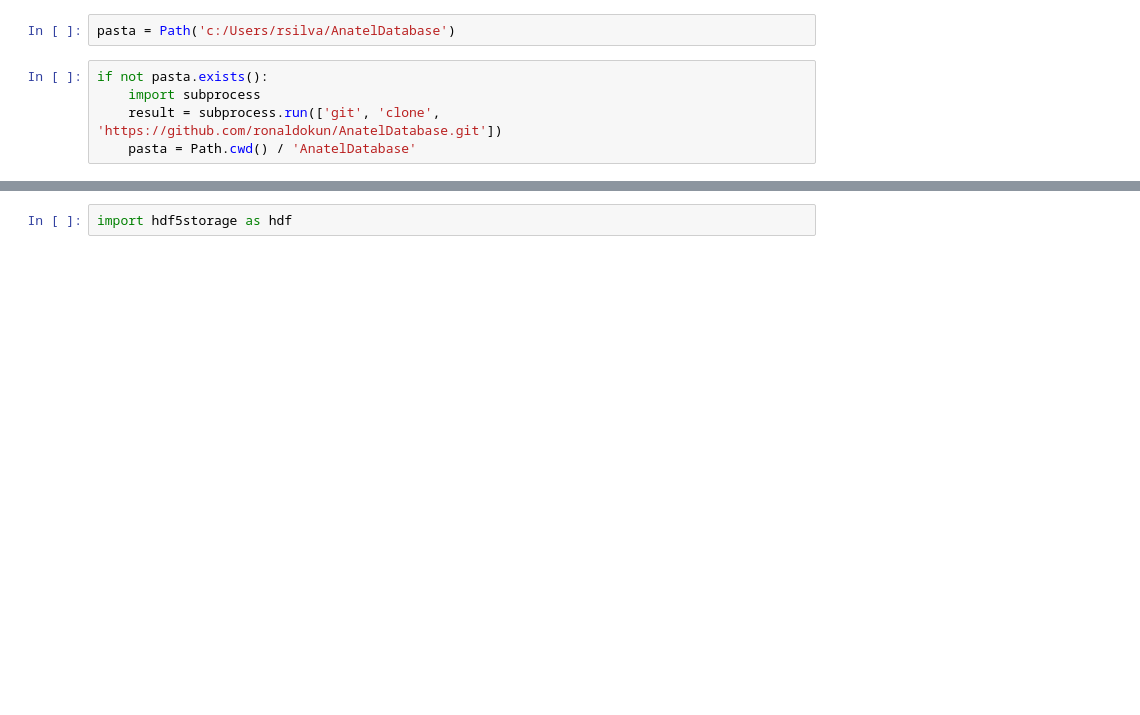
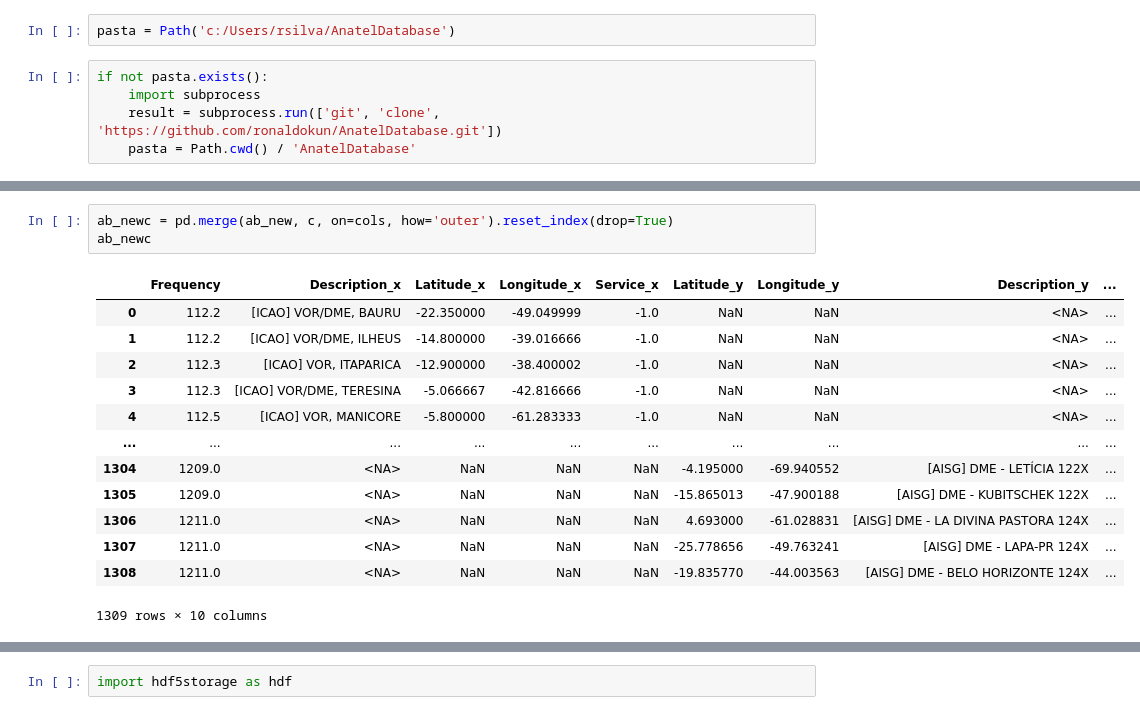
Before and after one commit to ronaldokun/anateldb, a Jupyter notebook: nbs/filter.ipynb, the cells around one changed output, grey strips where cells are left out. Cells and saved outputs as stored; diff of their text form; blank space fills up the shorter version.

```diff
--- a/nbs/filter.ipynb
+++ b/nbs/filter.ipynb
@@ -306,0 +319,17 @@ df2[y & z  & (df2.Station != -1)]
+# %%
+ab_newc = pd.merge(ab_new, c, on=cols, how='outer').reset_index(drop=True)
+ab_newc
+# %% [output]
+|  | Frequency | Description_x | Latitude_x | Longitude_x | Service_x | Latitude_y | Longitude_y | Description_y | ... |
+| 0 | 112.2 | [ICAO] VOR/DME, BAURU | -22.350000 | -49.049999 | -1.0 | NaN | NaN | <NA> | ... |
+| 1 | 112.2 | [ICAO] VOR/DME, ILHEUS | -14.800000 | -39.016666 | -1.0 | NaN | NaN | <NA> | ... |
+| 2 | 112.3 | [ICAO] VOR, ITAPARICA | -12.900000 | -38.400002 | -1.0 | NaN | NaN | <NA> | ... |
+| 3 | 112.3 | [ICAO] VOR/DME, TERESINA | -5.066667 | -42.816666 | -1.0 | NaN | NaN | <NA> | ... |
+| 4 | 112.5 | [ICAO] VOR, MANICORE | -5.800000 | -61.283333 | -1.0 | NaN | NaN | <NA> | ... |
+| ... | ... | ... | ... | ... | ... | ... | ... | ... | ... |
+| 1304 | 1209.0 | <NA> | NaN | NaN | NaN | -4.195000 | -69.940552 | [AISG] DME - LETÍCIA 122X | ... |
+| 1305 | 1209.0 | <NA> | NaN | NaN | NaN | -15.865013 | -47.900188 | [AISG] DME - KUBITSCHEK 122X | ... |
+| 1306 | 1211.0 | <NA> | NaN | NaN | NaN | 4.693000 | -61.028831 | [AISG] DME - LA DIVINA PASTORA 124X | ... |
+| 1307 | 1211.0 | <NA> | NaN | NaN | NaN | -25.778656 | -49.763241 | [AISG] DME - LAPA-PR 124X | ... |
+| 1308 | 1211.0 | <NA> | NaN | NaN | NaN | -19.835770 | -44.003563 | [AISG] DME - BELO HORIZONTE 124X | ... |
+1309 rows × 10 columns
```
Also changed, not shown: parts of 27 cells of this notebook, 4 other files.
